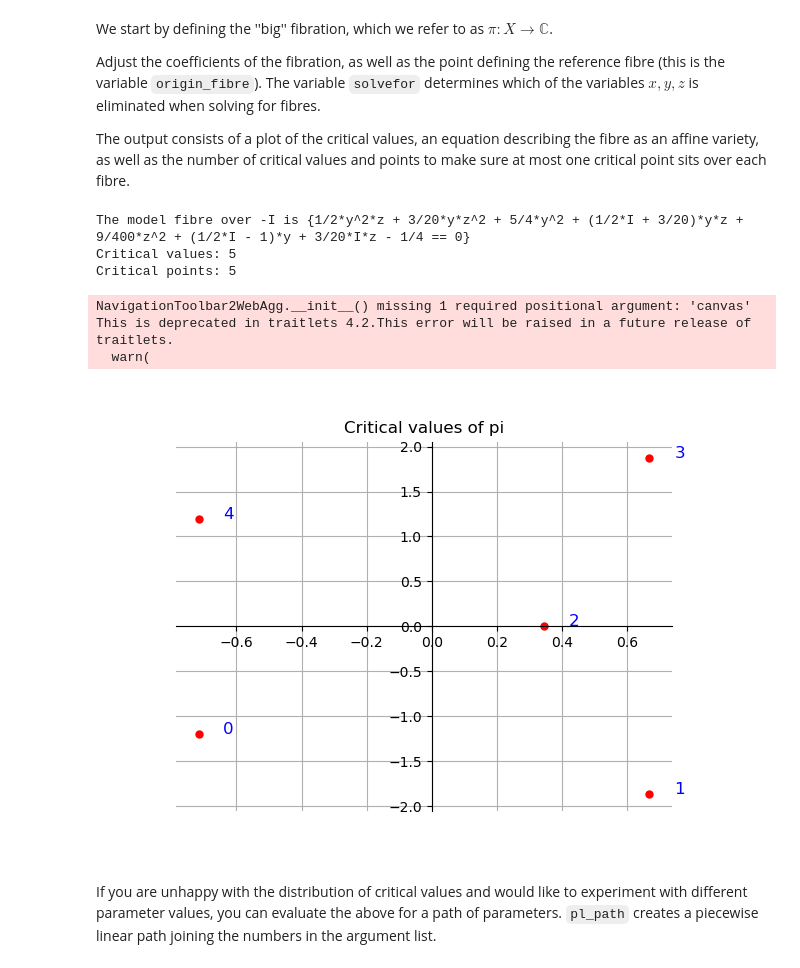
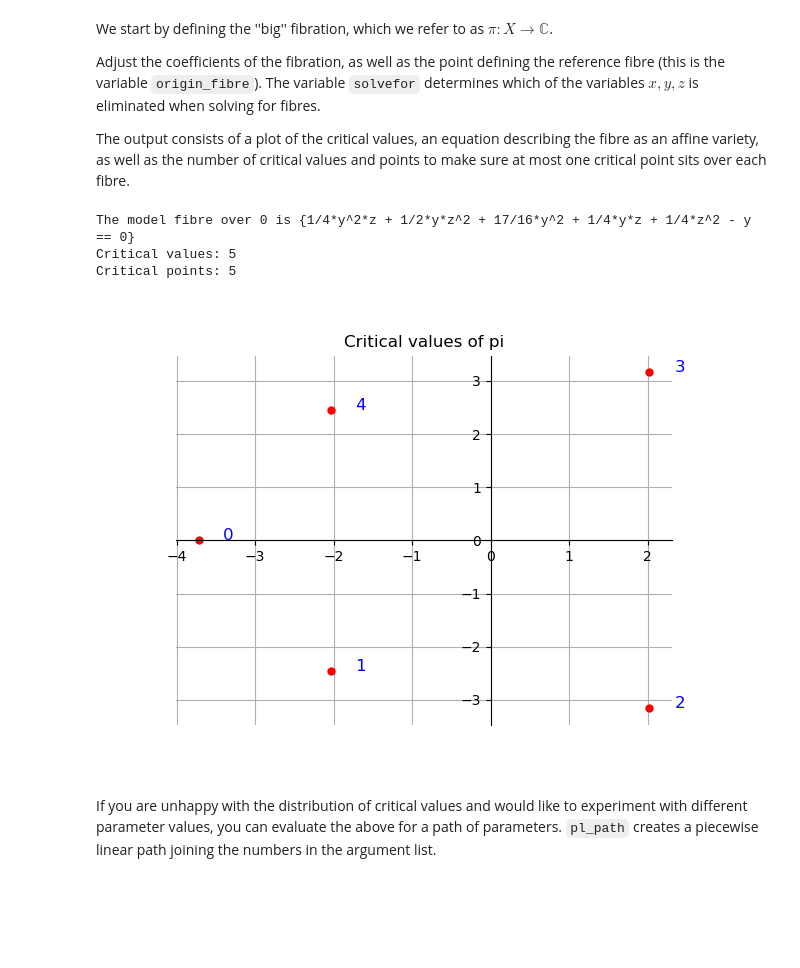
Before and after one commit to ViveLeFrance/AffineHandlebodies, a Jupyter notebook: p3d8.ipynb, the cells around one changed output. Saved outputs shown, nothing was run; the diff lists cells and outputs as text; code cells hidden in the pictures; blank space fills up the shorter version.

```diff
--- a/p3d8.ipynb
+++ b/p3d8.ipynb
@@ -58,37 +58,34 @@ The output consists of a plot of the critical values, an equation describing the
 # %%
 alpha, beta, gamma = var('alpha, beta, gamma', domain=CC)
 pi = alpha*x + beta*y + gamma*z
 
 
 pi = pi.subs({
     alpha:-2,
-    beta: 1,
-    gamma: 0.3
+    beta: 0.5,
+    gamma: 1
 })
 
 pi = LefschetzFibration([x,y,z], X, pi)
 
-origin_fibre = -I
+origin_fibre = 0
 solvefor=x
 
 print(f'The model fibre over {origin_fibre} is {{{pi.get_fibre(origin_fibre, solvefor).expand()} == 0}}')
 
 crit_values_pi = sort_by_angle(pi.get_critical_values(), origin_fibre)
 crit_points_pi = pi.get_critical_points()
 
 print(f'Critical values: {len(crit_values_pi)} \nCritical points: {len(crit_points_pi)}')
 
 
 
 plot_points_ordered(crit_values_pi,origin_fibre, title='Critical values of pi')
 # %% [output]
-The model fibre over -I is {1/2*y^2*z + 3/20*y*z^2 + 5/4*y^2 + (1/2*I + 3/20)*y*z + 9/400*z^2 + (1/2*I - 1)*y + 3/20*I*z - 1/4 == 0}
+The model fibre over 0 is {1/4*y^2*z + 1/2*y*z^2 + 17/16*y^2 + 1/4*y*z + 1/4*z^2 - y == 0}
 Critical values: 5
 Critical points: 5
-NavigationToolbar2WebAgg.__init__() missing 1 required positional argument: 'canvas'
-This is deprecated in traitlets 4.2.This error will be raised in a future release of traitlets.
-  warn(
-[figure, old version]
+[figure, new version]
 # %% [markdown]
 If you are unhappy with the distribution of critical values and would like to experiment with different parameter values, you can evaluate the above for a path of parameters. `pl_path` creates a piecewise linear path joining the numbers in the argument list.
 # %%
```
Also changed, not shown: parts of 10 cells of this notebook, 4 other files.
